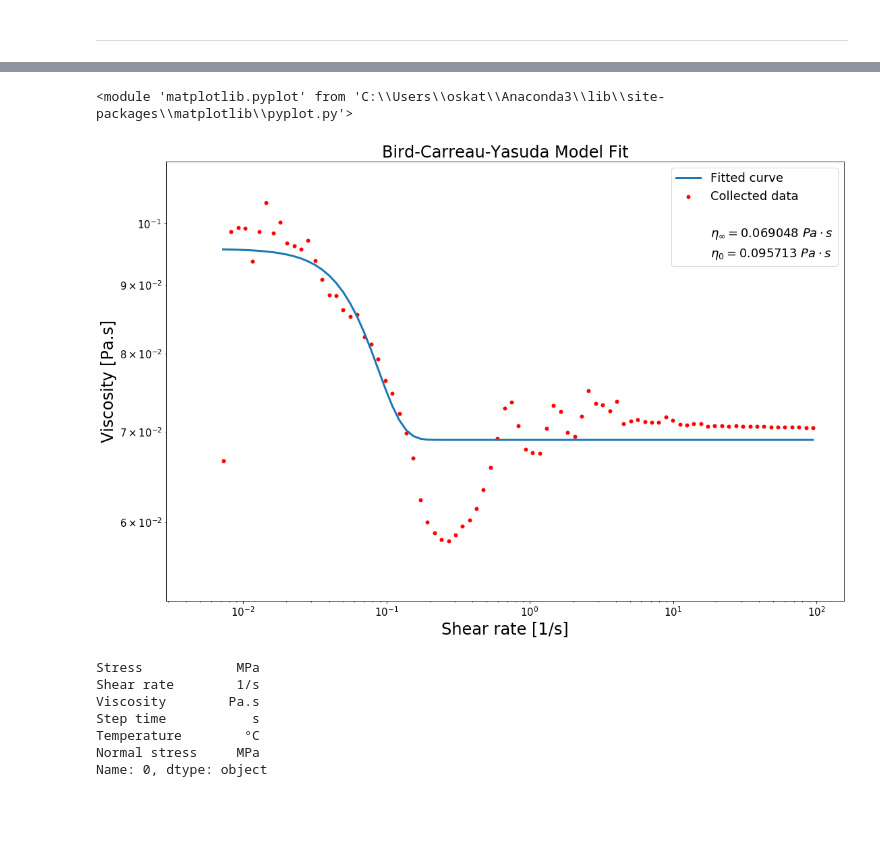
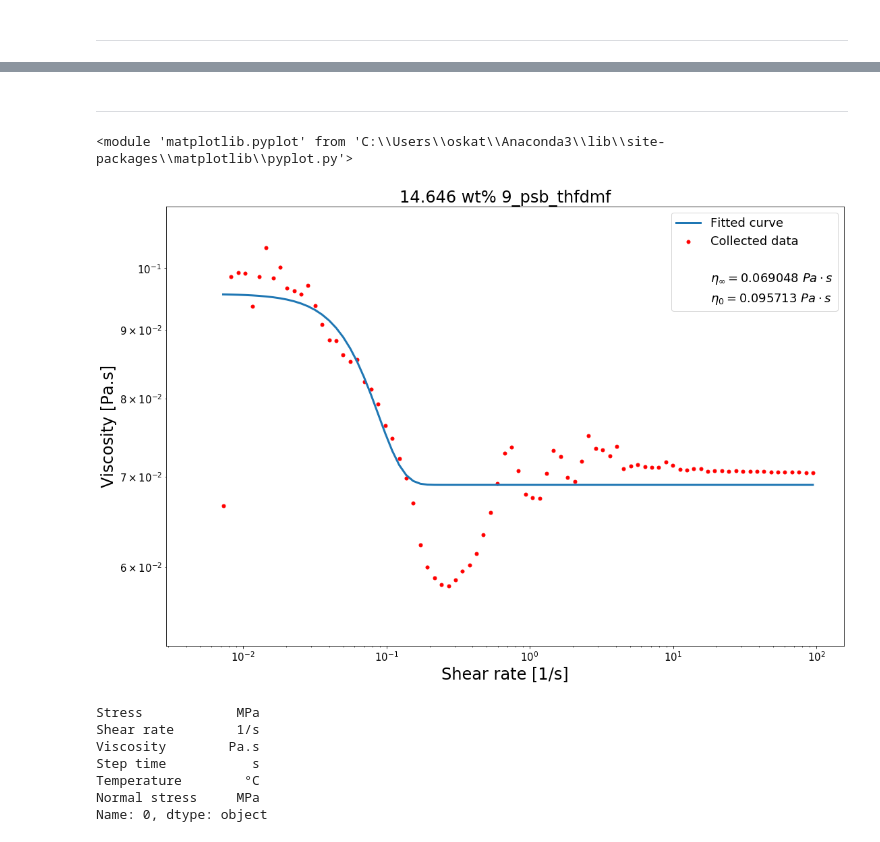
Before and after one commit to KiraSensei13/MNT_ITESM_Thesis, a Jupyter notebook: Viscosity/TRIOSplots.ipynb, the cells around one changed output, grey strips where cells are left out. Drawn from its saved outputs; the diff is of its cells as text; code cells hidden in the pictures; blank space fills up the shorter version.

```diff
--- a/Viscosity/TRIOSplots.ipynb
+++ b/Viscosity/TRIOSplots.ipynb
@@ -43,7 +43,7 @@ def GNF_(gamma, eta_inft, eta_zero, kappa, n, a): # The Bird-Carreau-Yasuda Mode
 
     return (nume/deno) + eta_inft
 # %%
-def fit_GNF_(filename, a):
+def fit_GNF_(filename, plotname, a):
     # Get units
     #units_df = get_csv("./csv/oskt 0_ps_thf.csv")[0]
     units_df = get_csv(filename)[0]
@@ -89,7 +89,7 @@ def fit_GNF_(filename, a):
     n        = results[0][3];
     a        = results[0][4];
 
-    gamma_fit = gamma; #np.linspace(0.0062, 100.0, 1000)
+    gamma_fit = gamma #np.linspace(minX, maxX, 1000); #gamma
     eta_fit = GNF_(gamma_fit, eta_inft, eta_zero, kappa, n, a)
 
     # # PRINT table with fittig parameters
@@ -118,6 +118,6 @@ def fit_GNF_(filename, a):
     plt.xscale('log');
     plt.xlabel(str(nSeal_df.columns[x_index]) + " [" + str(units_df[x_index]) + "]", fontsize=24);
     plt.ylabel(str(nSeal_df.columns[y_index]) + " [" + str(units_df[y_index]) + "]", fontsize=24);
-    plt.title('Bird-Carreau-Yasuda Model Fit', size=24);
+    plt.title(plotname, size=24);
     plt.legend(prop={'size': 18});
     display(plt);
@@ -201,12 +365,14 @@ Name: 0, dtype: object
+# %% [markdown]
+---
 # %%
-#fit_GNF_("./csv/oskt 5_psb_thfdmf.csv", 800)
-#fit_GNF_("./csv/oskt 6_psb_thfdmf.csv", 1)
-#fit_GNF_("./csv/oskt 7_psb_thfdmf.csv", 400)
-#fit_GNF_("./csv/oskt 8_psb_thfdmf.csv", 500)
-fit_GNF_("./csv/oskt 9_psb_thfdmf.csv", 1)
+#fit_GNF_("./csv/oskt 5_psb_thfdmf.csv", "1.402 wt% 5_psb_thfdmf", 800)
+#fit_GNF_("./csv/oskt 6_psb_thfdmf.csv", "3.873 wt% 6_psb_thfdmf", 1)
+#fit_GNF_("./csv/oskt 7_psb_thfdmf.csv", "8.039 wt% 7_psb_thfdmf", 400)
+#fit_GNF_("./csv/oskt 8_psb_thfdmf.csv", "11.750 wt% 8_psb_thfdmf", 500)
+fit_GNF_("./csv/oskt 9_psb_thfdmf.csv", "14.646 wt% 9_psb_thfdmf", 1)
 # %% [output]
 <module 'matplotlib.pyplot' from 'C:\\Users\\oskat\\Anaconda3\\lib\\site-packages\\matplotlib\\pyplot.py'>
-[figure, old version]
+[figure, new version]
 # %%
 # Get units
 units_df = get_csv("./csv/oskt 0_ps_thf.csv")[0]
```
Also changed, not shown: parts of 9 cells of this notebook, 12 other files.
